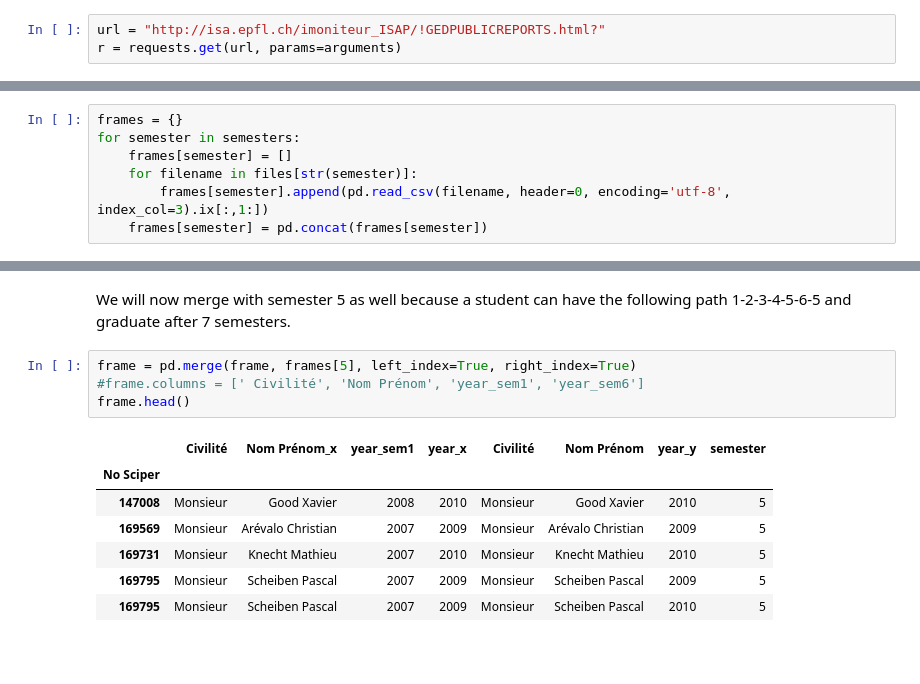
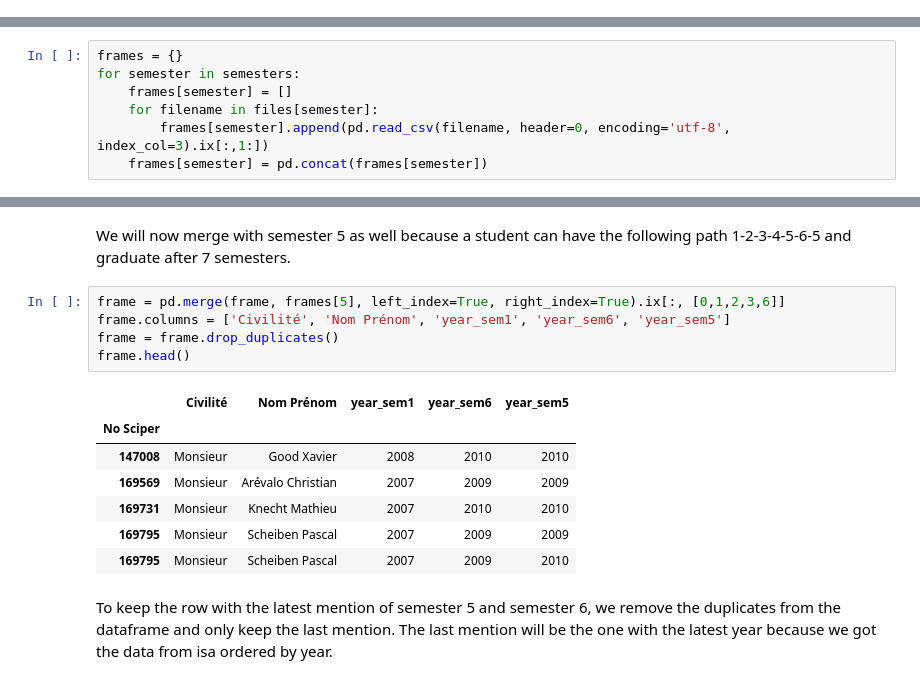
Before and after one commit to cipri-tom/Homework, a Jupyter notebook: 02 - Data from the Web/Data from the web.ipynb, the cells around one changed output, grey strips where cells are left out. Drawn from its saved outputs; the diff is of its cells as text; blank space fills up the shorter version.

```diff
--- a/02 - Data from the Web/Data from the web.ipynb
+++ b/02 - Data from the Web/Data from the web.ipynb
@@ -37,7 +43,4 @@ arguments[request_codes["Informatique"][0]] = request_codes["Informatique"][1]
 #arguments[request_codes["2007-2008"][0]] = request_codes["2007-2008"][1]
 #arguments[request_codes["Bachelor semestre 1"][0]] = request_codes["Bachelor semestre 1"][1]
 arguments["ww_x_HIVERETE"] = "null"
-# %%
-url = "http://isa.epfl.ch/imoniteur_ISAP/!GEDPUBLICREPORTS.html?"
-r = requests.get(url, params=arguments)
 # %% [markdown]
@@ -73,7 +79,7 @@ Read the data from the csv files and combine them into one dataframe for each se
 frames = {}
 for semester in semesters:
     frames[semester] = []
-    for filename in files[str(semester)]:
+    for filename in files[semester]:
         frames[semester].append(pd.read_csv(filename, header=0, encoding='utf-8', index_col=3).ix[:,1:])
     frames[semester] = pd.concat(frames[semester])
 # %% [markdown]
@@ -95,14 +101,17 @@ frame.head()
 # %% [markdown]
 We will now merge with semester 5 as well because a student can have the following path 1-2-3-4-5-6-5 and graduate after 7 semesters.
 # %%
-frame = pd.merge(frame, frames[5], left_index=True, right_index=True)
-#frame.columns = ['	Civilité', 'Nom Prénom', 'year_sem1', 'year_sem6']
+frame = pd.merge(frame, frames[5], left_index=True, right_index=True).ix[:, [0,1,2,3,6]]
+frame.columns = ['Civilité', 'Nom Prénom', 'year_sem1', 'year_sem6', 'year_sem5']
+frame = frame.drop_duplicates()
 frame.head()
 # %% [output]
-|  | Civilité | Nom Prénom_x | year_sem1 | year_x | Civilité | Nom Prénom | year_y | semester |
-| No Sciper |  |  |  |  |  |  |  |  |
-| 147008 | Monsieur | Good Xavier | 2008 | 2010 | Monsieur | Good Xavier | 2010 | 5 |
-| 169569 | Monsieur | Arévalo Christian | 2007 | 2009 | Monsieur | Arévalo Christian | 2009 | 5 |
-| 169731 | Monsieur | Knecht Mathieu | 2007 | 2010 | Monsieur | Knecht Mathieu | 2010 | 5 |
-| 169795 | Monsieur | Scheiben Pascal | 2007 | 2009 | Monsieur | Scheiben Pascal | 2009 | 5 |
-| 169795 | Monsieur | Scheiben Pascal | 2007 | 2009 | Monsieur | Scheiben Pascal | 2010 | 5 |
+|  | Civilité | Nom Prénom | year_sem1 | year_sem6 | year_sem5 |
+| No Sciper |  |  |  |  |  |
+| 147008 | Monsieur | Good Xavier | 2008 | 2010 | 2010 |
+| 169569 | Monsieur | Arévalo Christian | 2007 | 2009 | 2009 |
+| 169731 | Monsieur | Knecht Mathieu | 2007 | 2010 | 2010 |
+| 169795 | Monsieur | Scheiben Pascal | 2007 | 2009 | 2009 |
+| 169795 | Monsieur | Scheiben Pascal | 2007 | 2009 | 2010 |
+# %% [markdown]
+To keep the row with the latest mention of semester 5 and semester 6, we remove the duplicates from the dataframe and only keep the last mention. The last mention will be the one with the latest year because we got the data from isa ordered by year.
```
Also changed, not shown: parts of 31 cells of this notebook.
